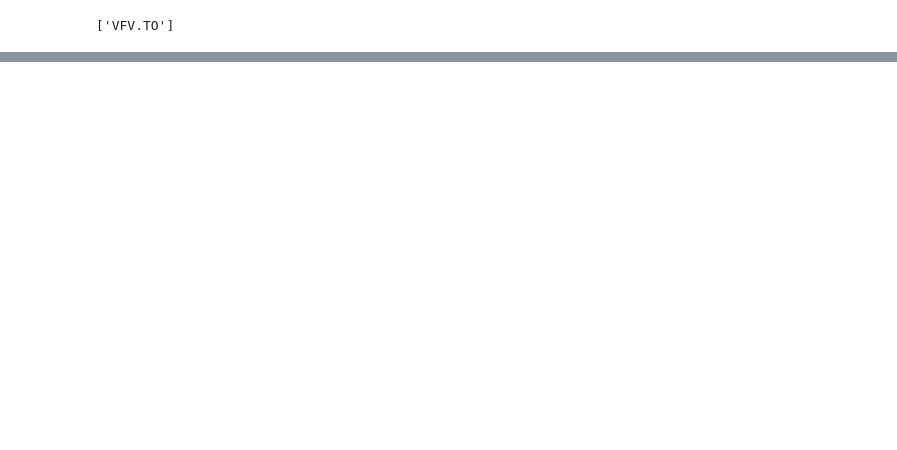
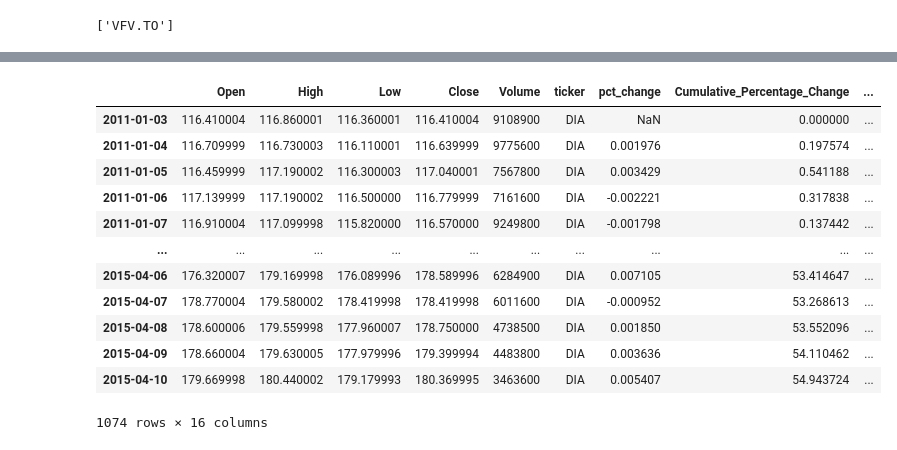
Before and after one commit to armandordorica/MIE1613-Final-Project, a Jupyter notebook: a) data_pull.ipynb, the cells around one changed output, grey strips where cells are left out. Saved outputs shown, nothing was run; the diff lists cells and outputs as text; code cells hidden in the pictures; blank space fills up the shorter version.

```diff
--- a/a) data_pull.ipynb
+++ b/a) data_pull.ipynb
@@ -36,0 +61,20 @@ data from alpaca
+# %%
+start_dt = '2011-01-03'
+end_dt= '2015-04-13'
+training_start_dt = '2011-01-03'
+training_end_dt = '2012-12-31'
+
+test_start_dt = '2013-01-02'
+test_end_dt = '2013-12-31'
+
+out_of_sample_start_dt = '2014-01-02'
+out_of_sample_end_dt = '2015-04-13'
+
+dia_df = Stock('DIA', start_dt, end_dt)
+# dia_df.ticker_data['ticker'] = 'diaA'
+
+spy_df= Stock('SPY',start_dt, end_dt)
+# spy_df.ticker_data['ticker'] = 'SPY'
+
+qqq_df = Stock('QQQ', start_dt, end_dt)
+# qqq_df.ticker_data['ticker'] = 'QQQ'
@@ -36,0 +91,16 @@ data from alpaca
+# %%
+dia_df.ticker_data
+# %% [output]
+|  | Open | High | Low | Close | Volume | ticker | pct_change | Cumulative_Percentage_Change | ... |
+| 2011-01-03 | 116.410004 | 116.860001 | 116.360001 | 116.410004 | 9108900 | DIA | NaN | 0.000000 | ... |
+| 2011-01-04 | 116.709999 | 116.730003 | 116.110001 | 116.639999 | 9775600 | DIA | 0.001976 | 0.197574 | ... |
+| 2011-01-05 | 116.459999 | 117.190002 | 116.300003 | 117.040001 | 7567800 | DIA | 0.003429 | 0.541188 | ... |
+| 2011-01-06 | 117.139999 | 117.190002 | 116.500000 | 116.779999 | 7161600 | DIA | -0.002221 | 0.317838 | ... |
+| 2011-01-07 | 116.910004 | 117.099998 | 115.820000 | 116.570000 | 9249800 | DIA | -0.001798 | 0.137442 | ... |
+| ... | ... | ... | ... | ... | ... | ... | ... | ... | ... |
+| 2015-04-06 | 176.320007 | 179.169998 | 176.089996 | 178.589996 | 6284900 | DIA | 0.007105 | 53.414647 | ... |
+| 2015-04-07 | 178.770004 | 179.580002 | 178.419998 | 178.419998 | 6011600 | DIA | -0.000952 | 53.268613 | ... |
+| 2015-04-08 | 178.600006 | 179.559998 | 177.960007 | 178.750000 | 4738500 | DIA | 0.001850 | 53.552096 | ... |
+| 2015-04-09 | 178.660004 | 179.630005 | 177.979996 | 179.399994 | 4483800 | DIA | 0.003636 | 54.110462 | ... |
+| 2015-04-10 | 179.669998 | 180.440002 | 179.179993 | 180.369995 | 3463600 | DIA | 0.005407 | 54.943724 | ... |
+1074 rows × 16 columns
```
Also changed, not shown: parts of 53 cells of this notebook, 14 other files.
